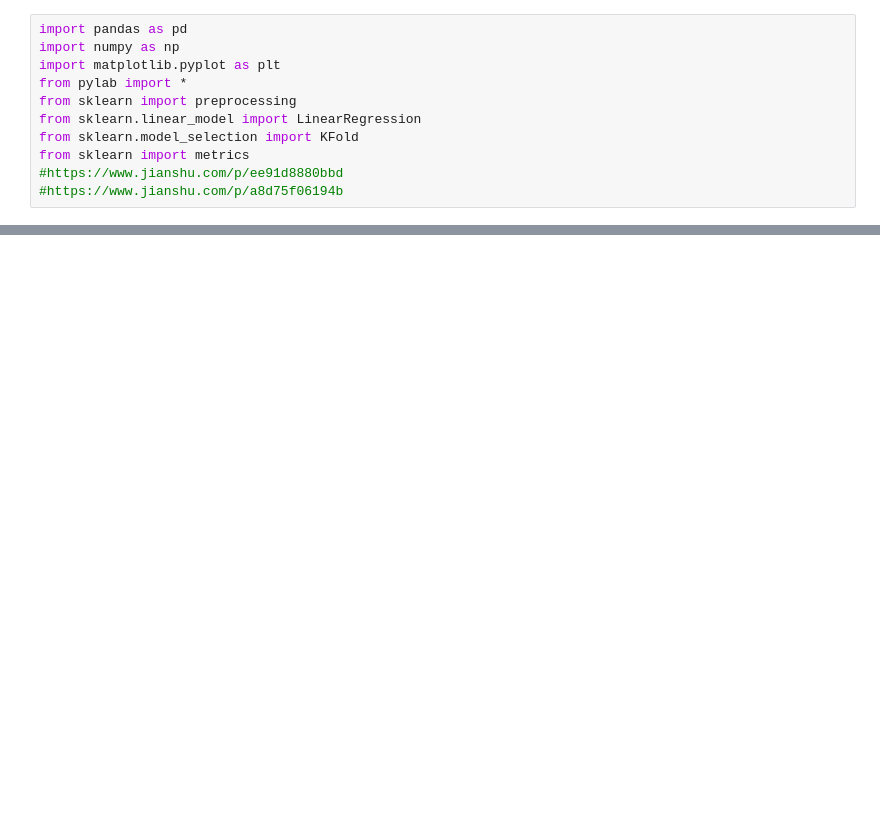
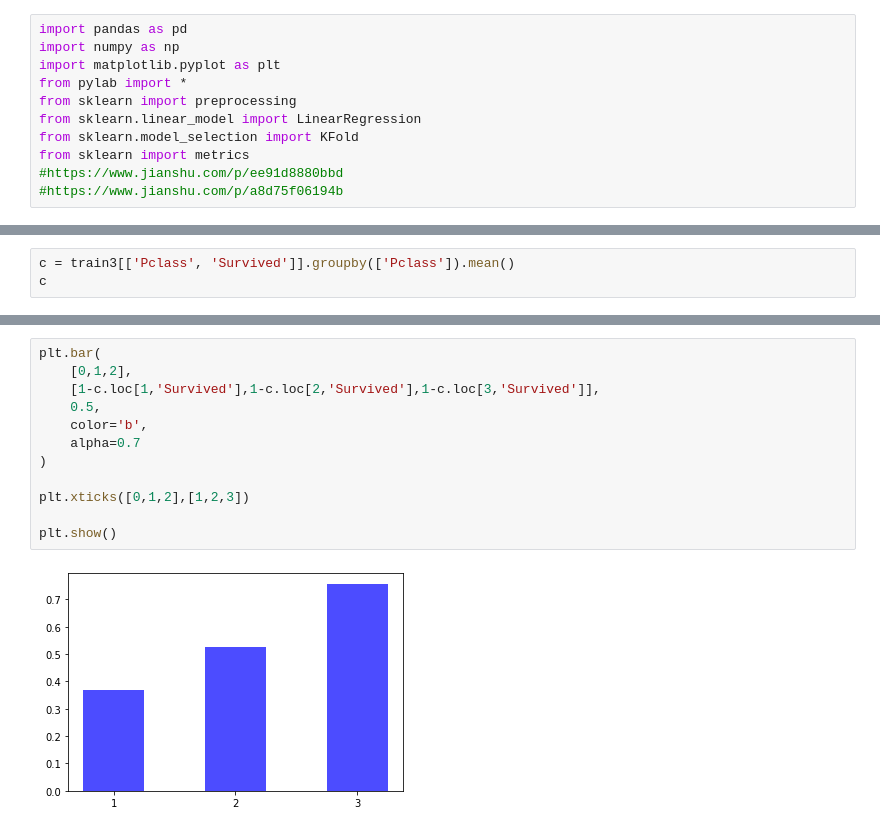
Before and after one commit to Ghlano/Kaggle, a Jupyter notebook: Titanic/Titanic.ipynb, the cells around one changed output, grey strips where cells are left out. Drawn from its saved outputs; the diff is of its cells as text; blank space fills up the shorter version.

```diff
--- a/Titanic/Titanic.ipynb
+++ b/Titanic/Titanic.ipynb
@@ -98,0 +234,3 @@ TypeError: __init__() got an unexpected keyword argument 'n_folds'
+# %%
+c = train3[['Pclass', 'Survived']].groupby(['Pclass']).mean()
+c
@@ -98,0 +243,14 @@ TypeError: __init__() got an unexpected keyword argument 'n_folds'
+# %%
+plt.bar(
+    [0,1,2],
+    [1-c.loc[1,'Survived'],1-c.loc[2,'Survived'],1-c.loc[3,'Survived']],
+    0.5,
+    color='b',
+    alpha=0.7
+)
+
+plt.xticks([0,1,2],[1,2,3])
+
+plt.show()
+# %% [output]
+[figure, added]
```
Also changed, not shown: parts of 49 cells of this notebook, 3 other files.
